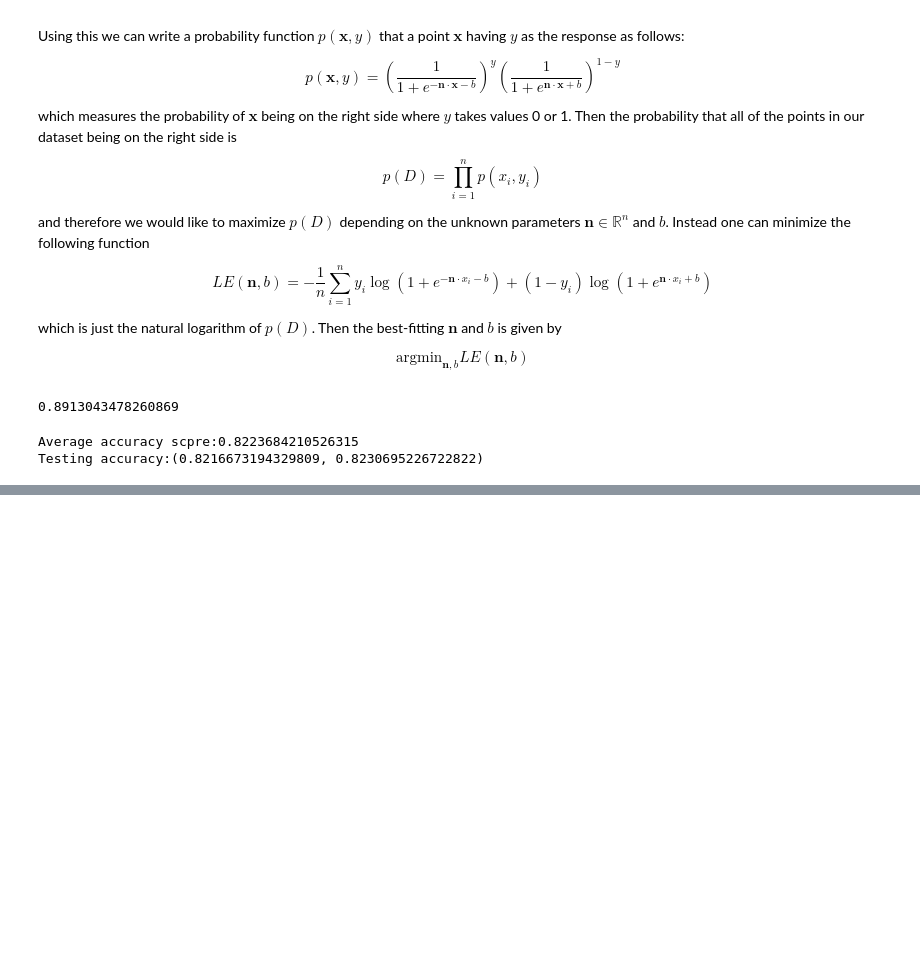
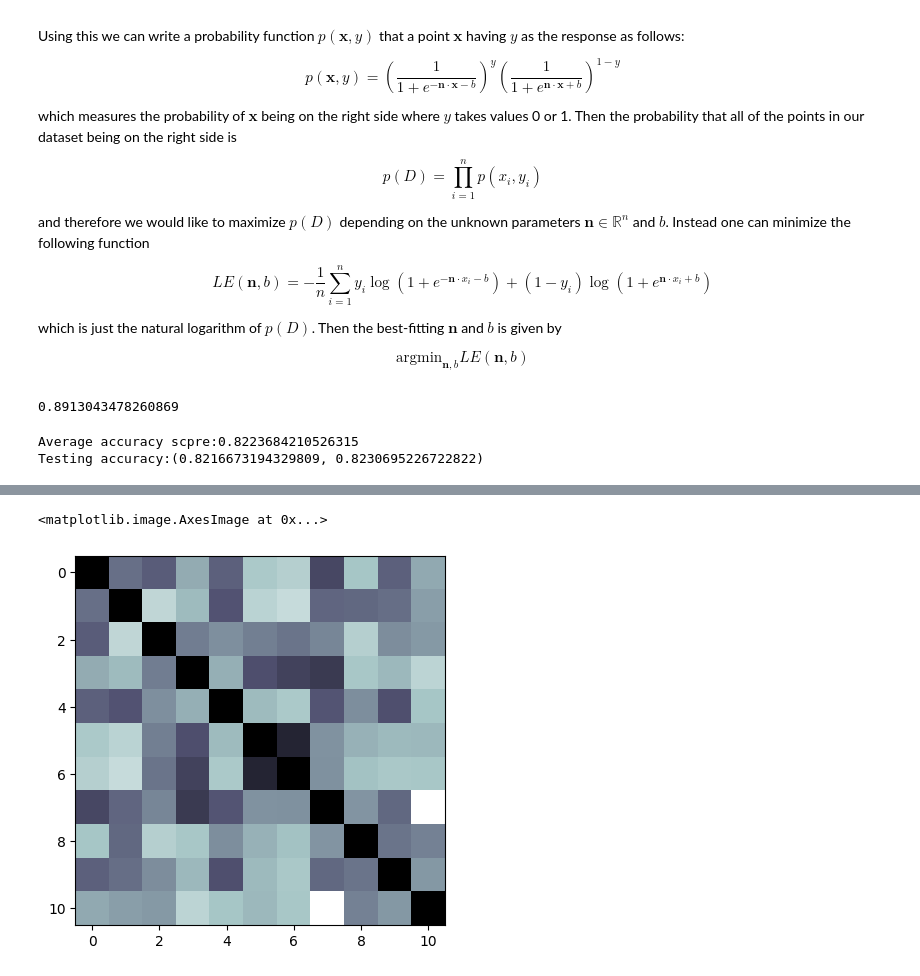
Before and after one commit to kaygun/2024-Spring-388E, a Jupyter notebook: lectures/lecture-04.ipynb, the cells around one changed output, grey strips where cells are left out. Saved outputs shown, nothing was run; the diff lists cells and outputs as text; code cells hidden in the pictures; blank space fills up the shorter version.

```diff
--- a/lectures/lecture-04.ipynb
+++ b/lectures/lecture-04.ipynb
@@ -481,0 +489,5 @@ Testing accuracy:(0.8216673194329809, 0.8230695226722822)
+# %%
+plt.imshow(X.corr(),cmap='bone_r')
+# %% [output]
+<matplotlib.image.AxesImage at 0x...>
+[figure, added]
```
Also changed, not shown: parts of 4 cells of this notebook, 2 other files.
